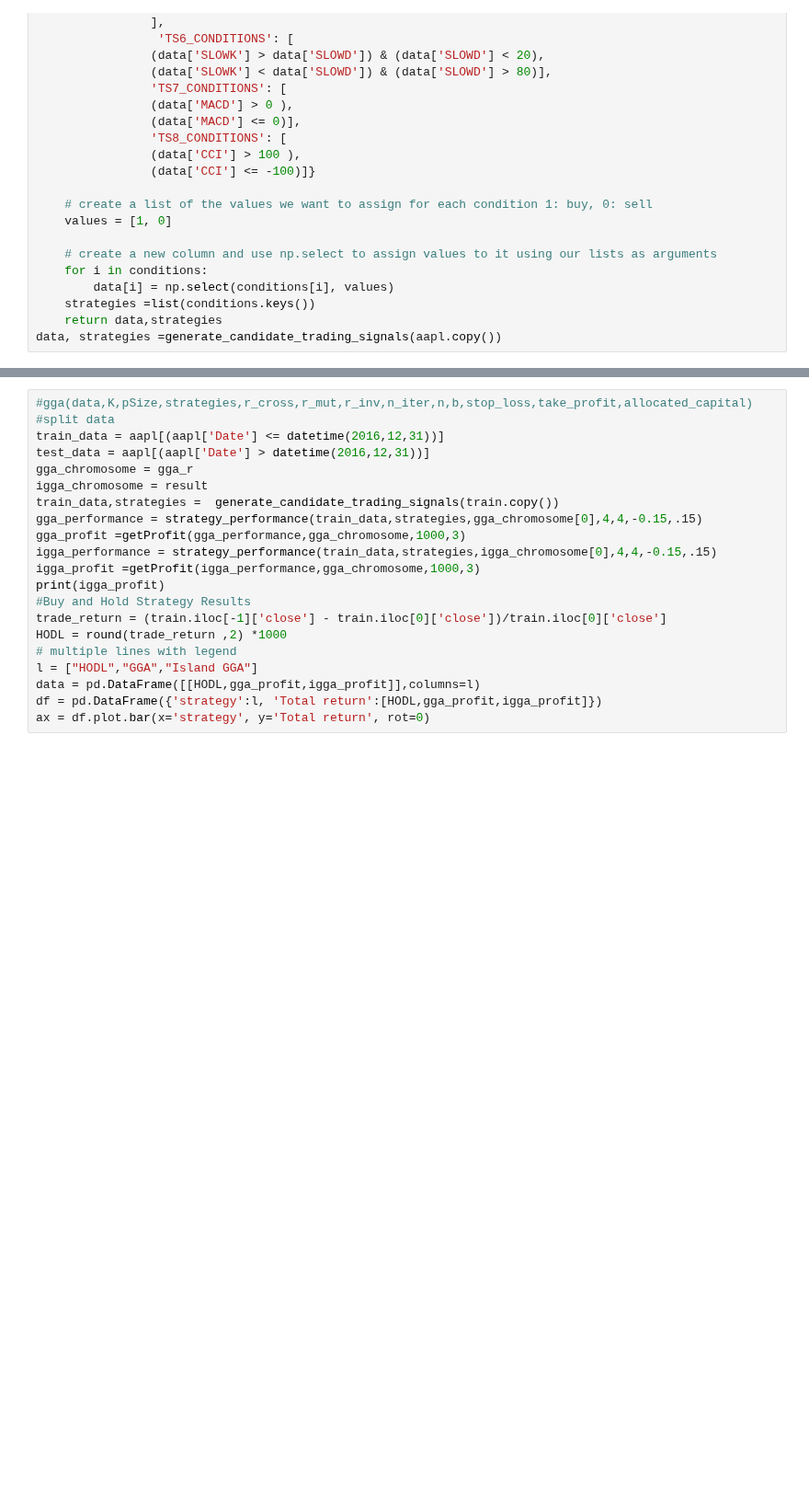
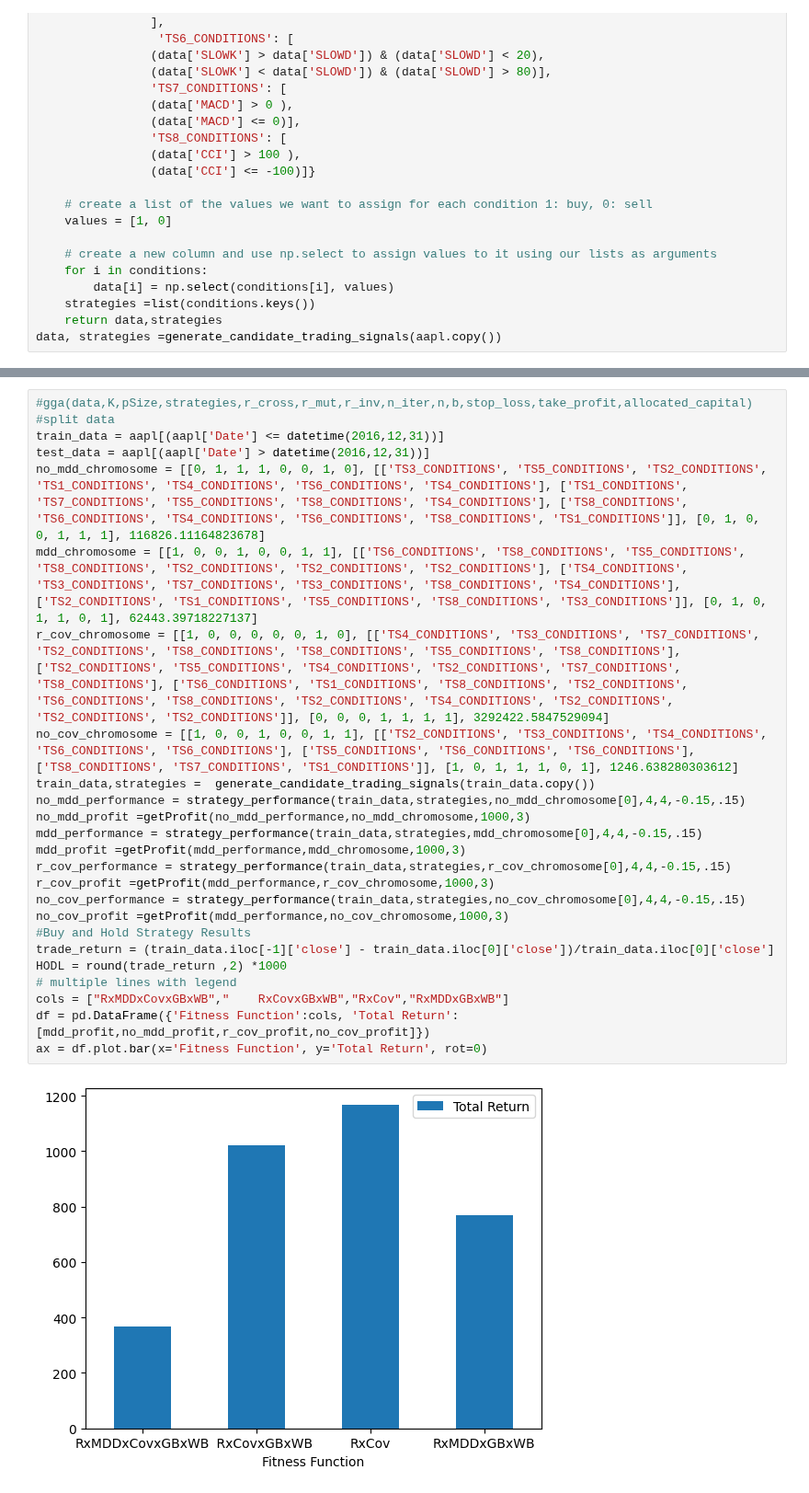
Before and after one commit to Chideme/island_genetic_algrorithm, a Jupyter notebook: master_slave_gga.ipynb, the cells around one changed output, grey strips where cells are left out. Shown at 92% size. Cells and saved outputs as stored; diff of their text form; blank space fills up the shorter version.

```diff
--- a/master_slave_gga.ipynb
+++ b/master_slave_gga.ipynb
@@ -565,21 +852,27 @@ NameError: name 'result' is not defined
 # %%
 #gga(data,K,pSize,strategies,r_cross,r_mut,r_inv,n_iter,n,b,stop_loss,take_profit,allocated_capital)
 #split data
 train_data = aapl[(aapl['Date'] <= datetime(2016,12,31))]
 test_data = aapl[(aapl['Date'] > datetime(2016,12,31))]
-gga_chromosome = gga_r
-igga_chromosome = result
-train_data,strategies =  generate_candidate_trading_signals(train.copy())
-gga_performance = strategy_performance(train_data,strategies,gga_chromosome[0],4,4,-0.15,.15)
-gga_profit =getProfit(gga_performance,gga_chromosome,1000,3)
-igga_performance = strategy_performance(train_data,strategies,igga_chromosome[0],4,4,-0.15,.15)
-igga_profit =getProfit(igga_performance,gga_chromosome,1000,3)
-print(igga_profit)
+no_mdd_chromosome = [[0, 1, 1, 1, 0, 0, 1, 0], [['TS3_CONDITIONS', 'TS5_CONDITIONS', 'TS2_CONDITIONS', 'TS1_CONDITIONS', 'TS4_CONDITIONS', 'TS6_CONDITIONS', 'TS4_CONDITIONS'], ['TS1_CONDITIONS', 'TS7_CONDITIONS', 'TS5_CONDITIONS', 'TS8_CONDITIONS', 'TS4_CONDITIONS'], ['TS8_CONDITIONS', 'TS6_CONDITIONS', 'TS4_CONDITIONS', 'TS6_CONDITIONS', 'TS8_CONDITIONS', 'TS1_CONDITIONS']], [0, 1, 0, 0, 1, 1, 1], 116826.11164823678]
+mdd_chromosome = [[1, 0, 0, 1, 0, 0, 1, 1], [['TS6_CONDITIONS', 'TS8_CONDITIONS', 'TS5_CONDITIONS', 'TS8_CONDITIONS', 'TS2_CONDITIONS', 'TS2_CONDITIONS', 'TS2_CONDITIONS'], ['TS4_CONDITIONS', 'TS3_CONDITIONS', 'TS7_CONDITIONS', 'TS3_CONDITIONS', 'TS8_CONDITIONS', 'TS4_CONDITIONS'], ['TS2_CONDITIONS', 'TS1_CONDITIONS', 'TS5_CONDITIONS', 'TS8_CONDITIONS', 'TS3_CONDITIONS']], [0, 1, 0, 1, 1, 0, 1], 62443.39718227137]
+r_cov_chromosome = [[1, 0, 0, 0, 0, 0, 1, 0], [['TS4_CONDITIONS', 'TS3_CONDITIONS', 'TS7_CONDITIONS', 'TS2_CONDITIONS', 'TS8_CONDITIONS', 'TS8_CONDITIONS', 'TS5_CONDITIONS', 'TS8_CONDITIONS'], ['TS2_CONDITIONS', 'TS5_CONDITIONS', 'TS4_CONDITIONS', 'TS2_CONDITIONS', 'TS7_CONDITIONS', 'TS8_CONDITIONS'], ['TS6_CONDITIONS', 'TS1_CONDITIONS', 'TS8_CONDITIONS', 'TS2_CONDITIONS', 'TS6_CONDITIONS', 'TS8_CONDITIONS', 'TS2_CONDITIONS', 'TS4_CONDITIONS', 'TS2_CONDITIONS', 'TS2_CONDITIONS', 'TS2_CONDITIONS']], [0, 0, 0, 1, 1, 1, 1], 3292422.5847529094]
+no_cov_chromosome = [[1, 0, 0, 1, 0, 0, 1, 1], [['TS2_CONDITIONS', 'TS3_CONDITIONS', 'TS4_CONDITIONS', 'TS6_CONDITIONS', 'TS6_CONDITIONS'], ['TS5_CONDITIONS', 'TS6_CONDITIONS', 'TS6_CONDITIONS'], ['TS8_CONDITIONS', 'TS7_CONDITIONS', 'TS1_CONDITIONS']], [1, 0, 1, 1, 1, 0, 1], 1246.638280303612]
+train_data,strategies =  generate_candidate_trading_signals(train_data.copy())
+no_mdd_performance = strategy_performance(train_data,strategies,no_mdd_chromosome[0],4,4,-0.15,.15)
+no_mdd_profit =getProfit(no_mdd_performance,no_mdd_chromosome,1000,3)
+mdd_performance = strategy_performance(train_data,strategies,mdd_chromosome[0],4,4,-0.15,.15)
+mdd_profit =getProfit(mdd_performance,mdd_chromosome,1000,3)
+r_cov_performance = strategy_performance(train_data,strategies,r_cov_chromosome[0],4,4,-0.15,.15)
+r_cov_profit =getProfit(mdd_performance,r_cov_chromosome,1000,3)
+no_cov_performance = strategy_performance(train_data,strategies,no_cov_chromosome[0],4,4,-0.15,.15)
+no_cov_profit =getProfit(mdd_performance,no_cov_chromosome,1000,3)
 #Buy and Hold Strategy Results
-trade_return = (train.iloc[-1]['close'] - train.iloc[0]['close'])/train.iloc[0]['close']
+trade_return = (train_data.iloc[-1]['close'] - train_data.iloc[0]['close'])/train_data.iloc[0]['close']
 HODL = round(trade_return ,2) *1000
 # multiple lines with legend
-l = ["HODL","GGA","Island GGA"]
-data = pd.DataFrame([[HODL,gga_profit,igga_profit]],columns=l)
-df = pd.DataFrame({'strategy':l, 'Total return':[HODL,gga_profit,igga_profit]})
-ax = df.plot.bar(x='strategy', y='Total return', rot=0)
+cols = ["RxMDDxCovxGBxWB","    RxCovxGBxWB","RxCov","RxMDDxGBxWB"]
+df = pd.DataFrame({'Fitness Function':cols, 'Total Return':[mdd_profit,no_mdd_profit,r_cov_profit,no_cov_profit]})
+ax = df.plot.bar(x='Fitness Function', y='Total Return', rot=0)
+# %% [output]
+[figure, added]
```
Also changed, not shown: parts of 10 cells of this notebook, 1 other file.
